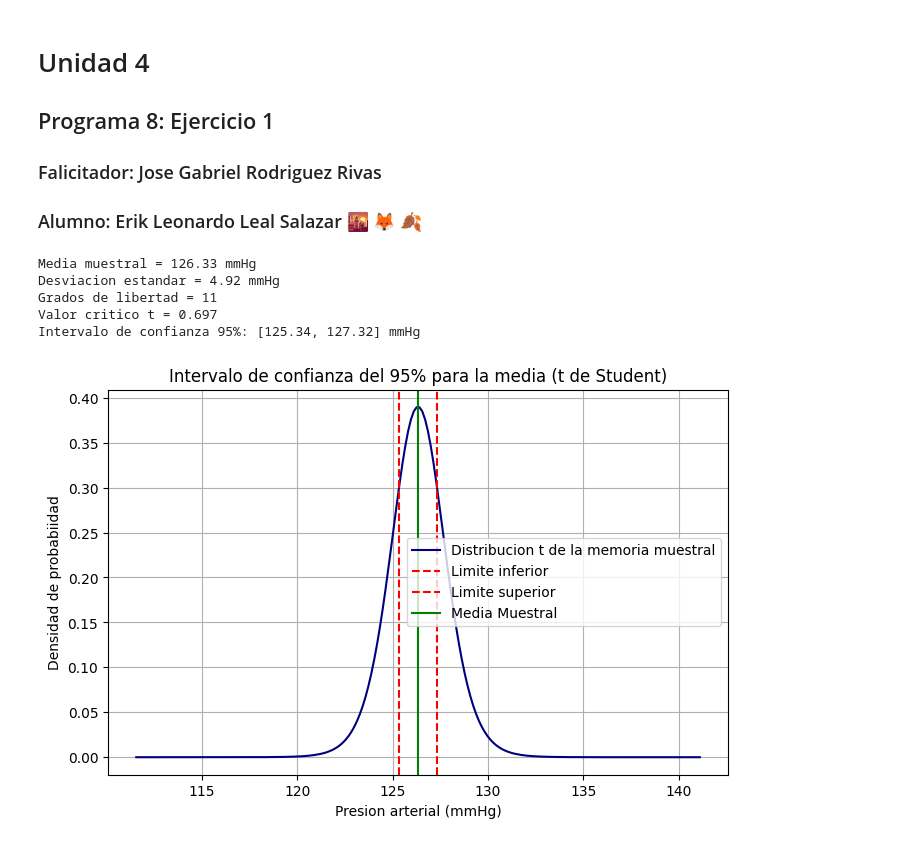
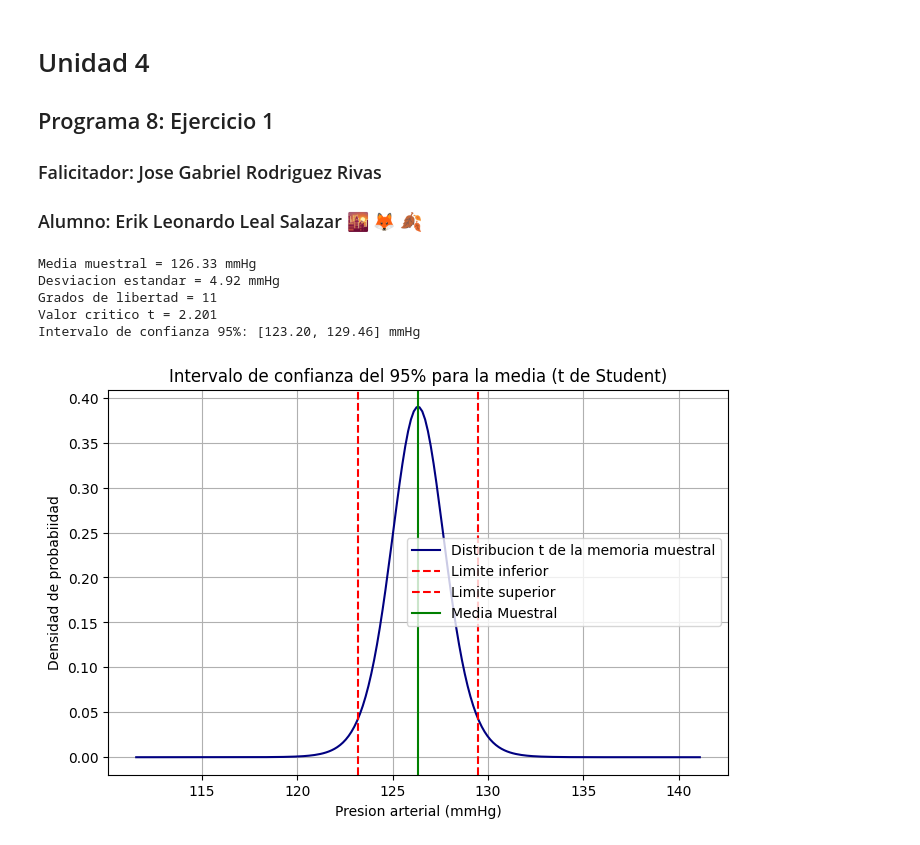
Before and after one commit to Leonardo-Leal-Salazar/Probabilidad1, a Jupyter notebook: Unidad4/Ejercicio_1_Student.ipynb, the cells around one changed output. Cells and saved outputs as stored; diff of their text form; code cells hidden in the pictures.

```diff
--- a/Unidad4/Ejercicio_1_Student.ipynb
+++ b/Unidad4/Ejercicio_1_Student.ipynb
@@ -15,7 +15,7 @@ data = np.array([118, 125, 130, 128, 122, 135, 126, 132, 129, 120, 127, 124])
 n = len(data)
 media = np.mean(data)
 desv_std = np.std(data, ddof=1) # Desviacion estandar muestral (ddof=1)
-alpha = 0.5 # Nivel de significancia (95% de confianza)
+alpha = 0.05 # Nivel de significancia (95% de confianza)
 df = n-1
 
 # valor critico de t (dos colas)
@@ -25,33 +25,33 @@ t_critico = t.ppf(1 - alpha/2, df)
 error = t_critico * (desv_std / np.sqrt(n))
 
 # Intervalo de confianza
 lim_inf = media - error
 lim_sup = media + error
 
 print(f"Media muestral = {media:.2f} mmHg")
 print(f"Desviacion estandar = {desv_std:.2f} mmHg")
 print(f"Grados de libertad = {df}")
 print(f"Valor critico t = {t_critico:.3f}")
 print(f"Intervalo de confianza 95%: [{lim_inf:.2f}, {lim_sup:.2f}] mmHg")
 
 # Graficar
 x = np.linspace(media - 3*desv_std, media + 3*desv_std, 200)
 y = t.pdf((x - media) / (desv_std / np.sqrt(n)), df)
 plt.figure(figsize=(8, 5))
 plt.plot(x, y, color='navy', label='Distribucion t de la memoria muestral')
 plt.axvline(lim_inf, color='red', linestyle='--', label='Limite inferior')
 plt.axvline(lim_sup, color= 'red', linestyle='--', label='Limite superior')
 plt.axvline(media, color='green', linestyle='-', label='Media Muestral')
 plt.title("Intervalo de confianza del 95% para la media (t de Student)")
 plt.xlabel("Presion arterial (mmHg)")
 plt.ylabel("Densidad de probabiidad")
 plt.legend()
 plt.grid(True)
 plt.show()
 # %% [output]
 Media muestral = 126.33 mmHg
 Desviacion estandar = 4.92 mmHg
 Grados de libertad = 11
-Valor critico t = 0.697
-Intervalo de confianza 95%: [125.34, 127.32] mmHg
+Valor critico t = 2.201
+Intervalo de confianza 95%: [123.20, 129.46] mmHg
-[figure, old version]
+[figure, new version]
```
